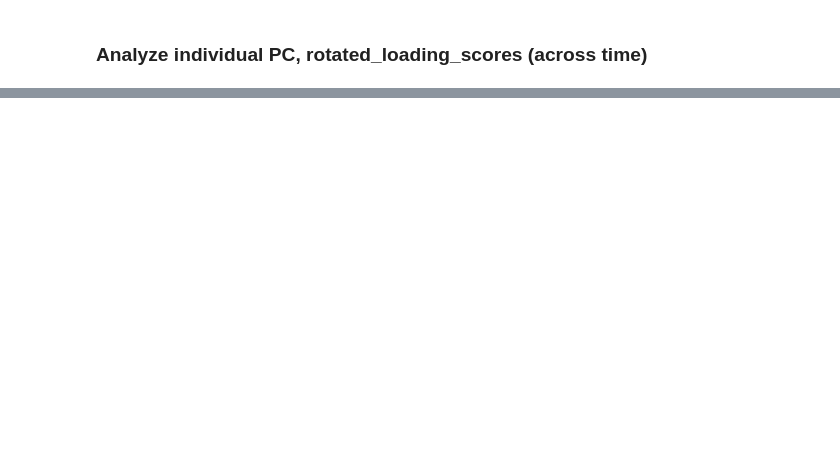
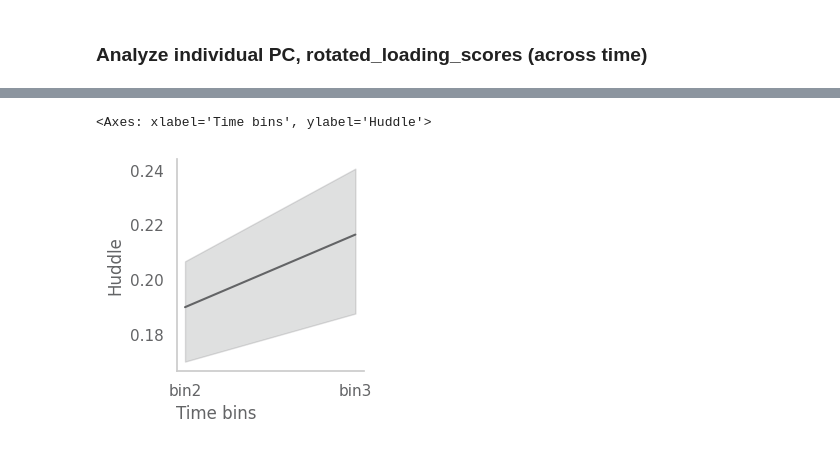
Before and after one commit to marccanela/deepof_abg, a Jupyter notebook: supervised_pipeline.ipynb, the cells around one changed output, grey strips where cells are left out. Drawn from its saved outputs; the diff is of its cells as text; code cells hidden in the pictures; blank space fills up the shorter version.

```diff
--- a/supervised_pipeline.ipynb
+++ b/supervised_pipeline.ipynb
@@ -136,6 +163,9 @@ visuals_customized.lollipop(dataframe_for_titles, rotated_loading_scores, 'PCA-1
 # %%
 # Plot an individual behavior over bins
-visuals_customized.timelapse(dataframe_for_titles, concat_hue, 'colortail_nocolor_nose2nose')
+visuals_customized.timelapse(dataframe_for_titles, concat_hue, 'huddle')
+# %% [output]
+<Axes: xlabel='Time bins', ylabel='Huddle'>
+[figure, added]
 # %%
 # Plot some individual behaviors over bins
 fig, (ax1, ax2, ax3) = plt.subplots(1, 3, figsize=(9, 3))
```
Also changed, not shown: parts of 14 cells of this notebook.
